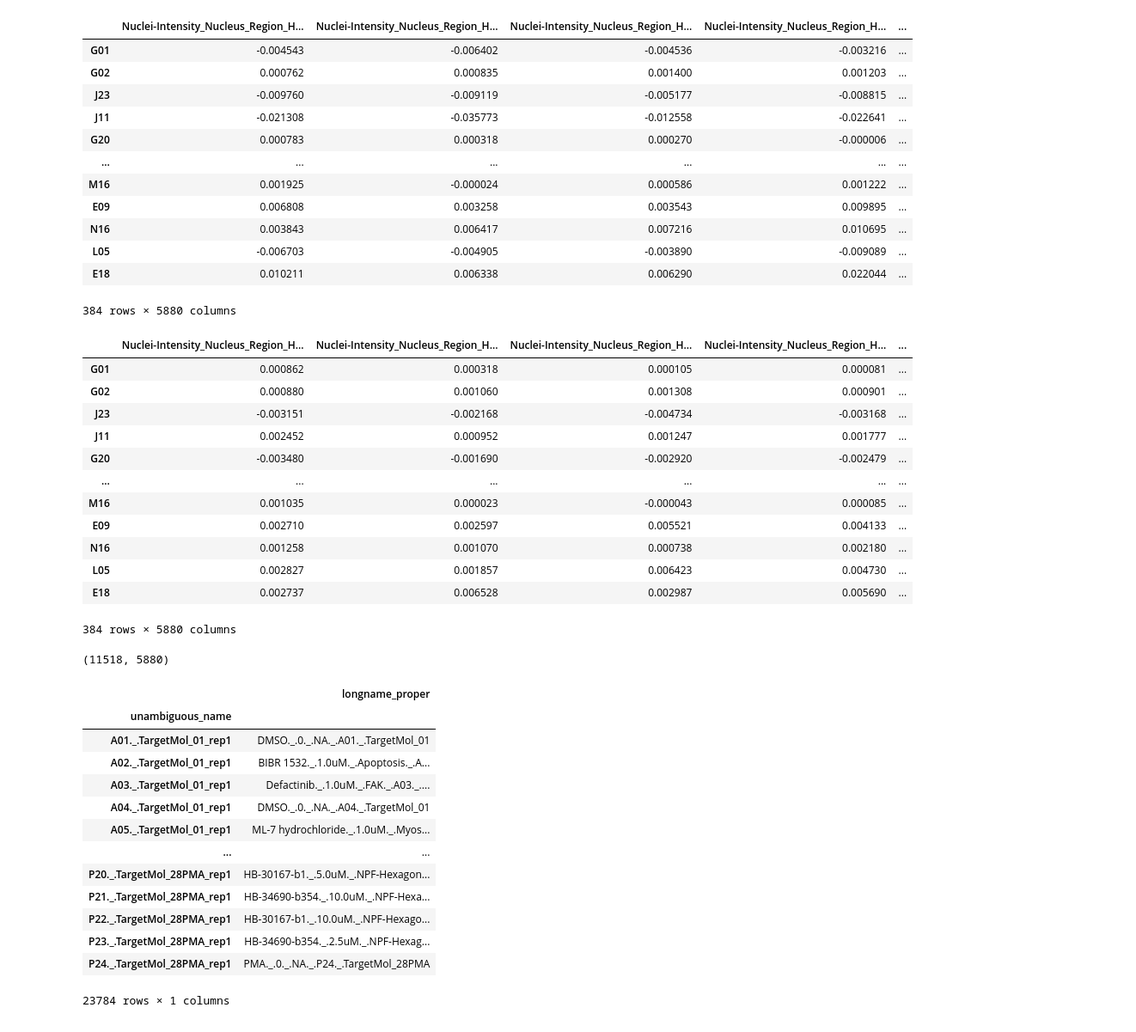
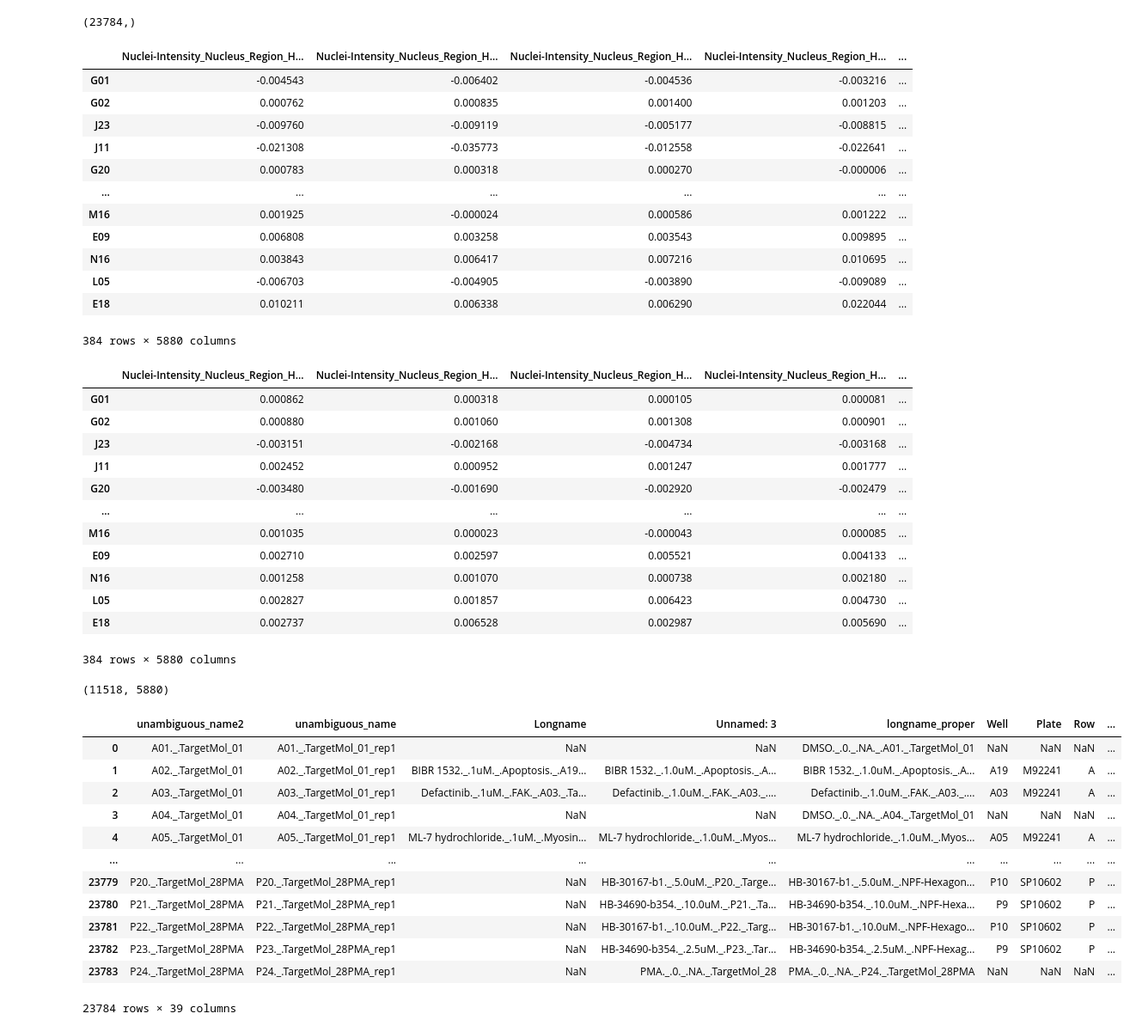
Before and after one commit to LokeyLab/QCGauntlet, a Jupyter notebook: format.ipynb, the cells around one changed output. Shown at 86% size. Cells and saved outputs as stored; diff of their text form; code cells hidden in the pictures.

```diff
--- a/format.ipynb
+++ b/format.ipynb
@@ -26,6 +26,7 @@ pma.columns.name = 'Features'
 
 key = pd.read_csv(keyFile, sep=',', index_col=1)
 key = key.loc[:,'longname_proper']
+print(key.shape)
 
 plate28PMAFile = "/Users/dterciano/Desktop/LokeyLabFiles/TargetMol/Datasets/TargetMol_28PMA_rep1_PMA_blockCalc_histdiffpy.csv"
 plate28NoPMAFile = "/Users/dterciano/Desktop/LokeyLabFiles/TargetMol/Datasets/TargetMol_28_rep1_DMSO_blockCalc_histdiffpy.csv"
@@ -41,6 +42,7 @@ pmaDropped.shape
 
 #pmaDropped.to_csv('/Users/dterciano/Desktop/LokeyLabFiles/TargetMol/Datasets/TargetMol_PMA_histdiffpy_nometa_Concatenated_DEAD_DROPPED.csv')
 # %% [output]
+(23784,)
 |  | Nuclei-Intensity_Nucleus_Region_H... | Nuclei-Intensity_Nucleus_Region_H... | Nuclei-Intensity_Nucleus_Region_H... | Nuclei-Intensity_Nucleus_Region_H... | ... |
 | G01 | -0.004543 | -0.006402 | -0.004536 | -0.003216 | ... |
 | G02 | 0.000762 | 0.000835 | 0.001400 | 0.001203 | ... |
@@ -53,7 +55,7 @@ pmaDropped.shape
 | N16 | 0.003843 | 0.006417 | 0.007216 | 0.010695 | ... |
 | L05 | -0.006703 | -0.004905 | -0.003890 | -0.009089 | ... |
 | E18 | 0.010211 | 0.006338 | 0.006290 | 0.022044 | ... |
-384 rows × 5880 columns
+384 rows × 5880 columns
 |  | Nuclei-Intensity_Nucleus_Region_H... | Nuclei-Intensity_Nucleus_Region_H... | Nuclei-Intensity_Nucleus_Region_H... | Nuclei-Intensity_Nucleus_Region_H... | ... |
 | G01 | 0.000862 | 0.000318 | 0.000105 | 0.000081 | ... |
 | G02 | 0.000880 | 0.001060 | 0.001308 | 0.000901 | ... |
@@ -66,33 +68,32 @@ pmaDropped.shape
 | N16 | 0.001258 | 0.001070 | 0.000738 | 0.002180 | ... |
 | L05 | 0.002827 | 0.001857 | 0.006423 | 0.004730 | ... |
 | E18 | 0.002737 | 0.006528 | 0.002987 | 0.005690 | ... |
-384 rows × 5880 columns
-(11518, 5880)
+384 rows × 5880 columns
+(11518, 5880)
 # %%
-keyDf = key.to_frame(name='longname_proper')
+keyDf = pd.read_csv(keyFile, sep=',')
 
 def changeName(row):
-    if '_rep2' in row.name:
+    if '_rep2' in row['unambiguous_name']:
         return row['longname_proper'] + '_rep2'
     else:
         return row['longname_proper']
 
 keyDf['longname_proper'] = keyDf.apply(lambda row: changeName(row), axis=1)
 display(keyDf)
 
 keyDf.to_csv("/Users/dterciano/Desktop/LokeyLabFiles/TargetMol/Annotations/TargetMol_KSReady_updatedTargetsRENAMED.csv")
 # %% [output]
-|  | longname_proper |
-| unambiguous_name |  |
-| A01._.TargetMol_01_rep1 | DMSO._.0._.NA._.A01._.TargetMol_01 |
-| A02._.TargetMol_01_rep1 | BIBR 1532._.1.0uM._.Apoptosis._.A... |
-| A03._.TargetMol_01_rep1 | Defactinib._.1.0uM._.FAK._.A03._.... |
-| A04._.TargetMol_01_rep1 | DMSO._.0._.NA._.A04._.TargetMol_01 |
-| A05._.TargetMol_01_rep1 | ML-7 hydrochloride._.1.0uM._.Myos... |
-| ... | ... |
-| P20._.TargetMol_28PMA_rep1 | HB-30167-b1._.5.0uM._.NPF-Hexagon... |
-| P21._.TargetMol_28PMA_rep1 | HB-34690-b354._.10.0uM._.NPF-Hexa... |
-| P22._.TargetMol_28PMA_rep1 | HB-30167-b1._.10.0uM._.NPF-Hexago... |
-| P23._.TargetMol_28PMA_rep1 | HB-34690-b354._.2.5uM._.NPF-Hexag... |
-| P24._.TargetMol_28PMA_rep1 | PMA._.0._.NA._.P24._.TargetMol_28PMA |
+|  | unambiguous_name2 | unambiguous_name | Longname | Unnamed: 3 | longname_proper | Well | Plate | Row | ... |
+| 0 | A01._.TargetMol_01 | A01._.TargetMol_01_rep1 | NaN | NaN | DMSO._.0._.NA._.A01._.TargetMol_01 | NaN | NaN | NaN | ... |
+| 1 | A02._.TargetMol_01 | A02._.TargetMol_01_rep1 | BIBR 1532._.1uM._.Apoptosis._.A19... | BIBR 1532._.1.0uM._.Apoptosis._.A... | BIBR 1532._.1.0uM._.Apoptosis._.A... | A19 | M92241 | A | ... |
+| 2 | A03._.TargetMol_01 | A03._.TargetMol_01_rep1 | Defactinib._.1uM._.FAK._.A03._.Ta... | Defactinib._.1.0uM._.FAK._.A03._.... | Defactinib._.1.0uM._.FAK._.A03._.... | A03 | M92241 | A | ... |
+| 3 | A04._.TargetMol_01 | A04._.TargetMol_01_rep1 | NaN | NaN | DMSO._.0._.NA._.A04._.TargetMol_01 | NaN | NaN | NaN | ... |
+| 4 | A05._.TargetMol_01 | A05._.TargetMol_01_rep1 | ML-7 hydrochloride._.1uM._.Myosin... | ML-7 hydrochloride._.1.0uM._.Myos... | ML-7 hydrochloride._.1.0uM._.Myos... | A05 | M92241 | A | ... |
+| ... | ... | ... | ... | ... | ... | ... | ... | ... | ... |
+| 23779 | P20._.TargetMol_28PMA | P20._.TargetMol_28PMA_rep1 | NaN | HB-30167-b1._.5.0uM._.P20._.Targe... | HB-30167-b1._.5.0uM._.NPF-Hexagon... | P10 | SP10602 | P | ... |
+| 23780 | P21._.TargetMol_28PMA | P21._.TargetMol_28PMA_rep1 | NaN | HB-34690-b354._.10.0uM._.P21._.Ta... | HB-34690-b354._.10.0uM._.NPF-Hexa... | P9 | SP10602 | P | ... |
+| 23781 | P22._.TargetMol_28PMA | P22._.TargetMol_28PMA_rep1 | NaN | HB-30167-b1._.10.0uM._.P22._.Targ... | HB-30167-b1._.10.0uM._.NPF-Hexago... | P10 | SP10602 | P | ... |
+| 23782 | P23._.TargetMol_28PMA | P23._.TargetMol_28PMA_rep1 | NaN | HB-34690-b354._.2.5uM._.P23._.Tar... | HB-34690-b354._.2.5uM._.NPF-Hexag... | P9 | SP10602 | P | ... |
+| 23783 | P24._.TargetMol_28PMA | P24._.TargetMol_28PMA_rep1 | NaN | PMA._.0._.NA._.TargetMol_28 | PMA._.0._.NA._.P24._.TargetMol_28PMA | NaN | NaN | NaN | ... |
-23784 rows × 1 columns
+23784 rows × 39 columns
```
Also changed, not shown: 3 other files.
